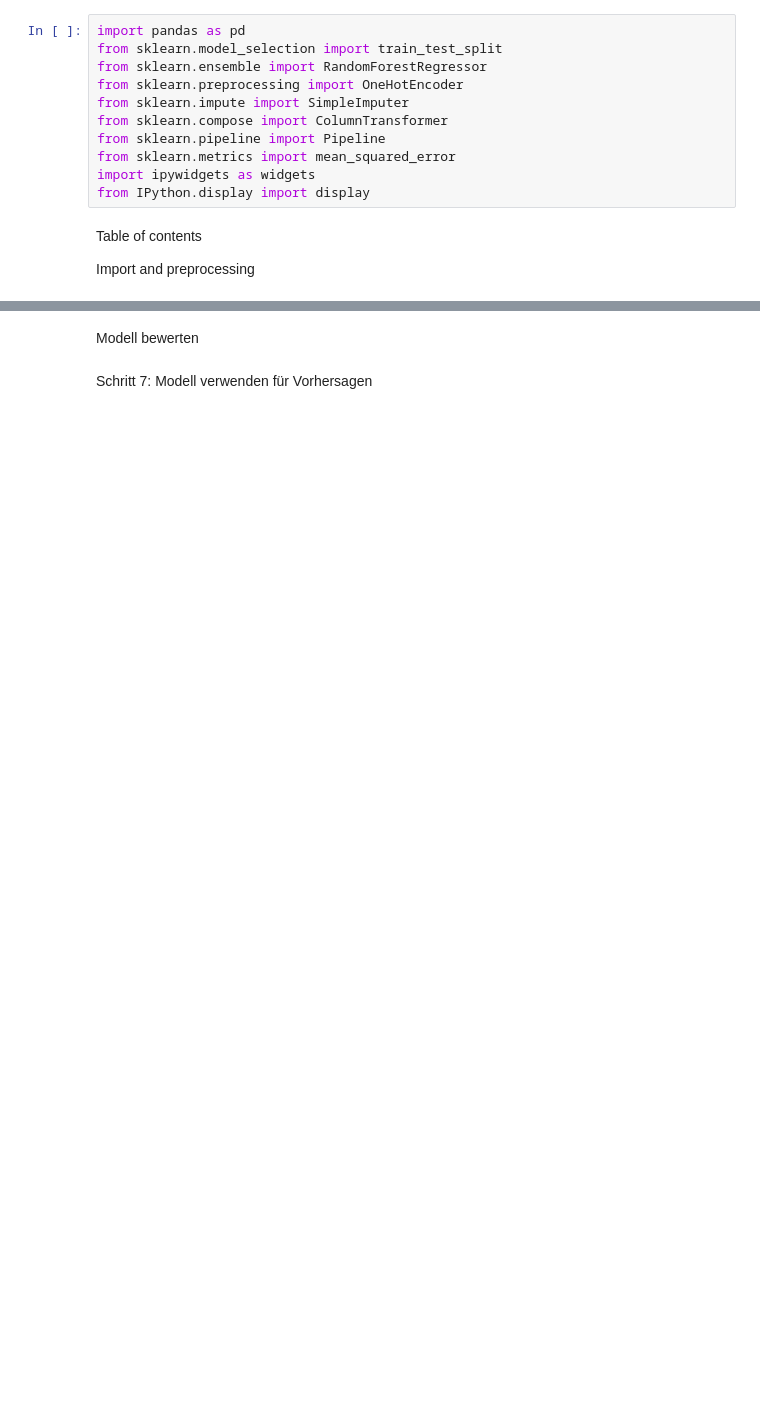
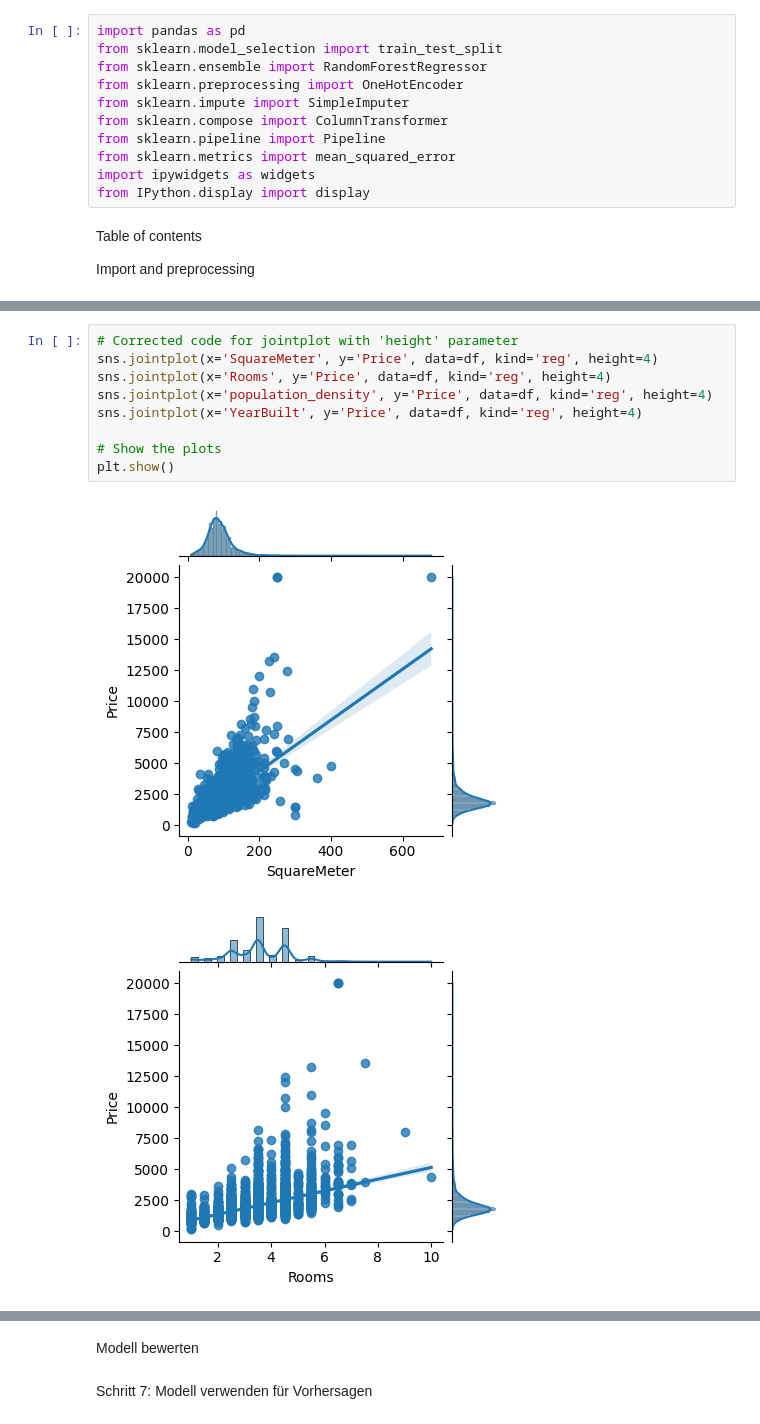
Before and after one commit to ElrasDeVayne/Immo-Projekt-DataScience, a Jupyter notebook: Property_new.ipynb, the cells around one changed output, grey strips where cells are left out. Drawn from its saved outputs; the diff is of its cells as text; blank space fills up the shorter version.

```diff
--- a/Property_new.ipynb
+++ b/Property_new.ipynb
@@ -175,0 +115,12 @@ could not convert string to float: '01.07.2024'
+# %%
+# Corrected code for jointplot with 'height' parameter
+sns.jointplot(x='SquareMeter', y='Price', data=df, kind='reg', height=4)
+sns.jointplot(x='Rooms', y='Price', data=df, kind='reg', height=4)
+sns.jointplot(x='population_density', y='Price', data=df, kind='reg', height=4)
+sns.jointplot(x='YearBuilt', y='Price', data=df, kind='reg', height=4)
+
+# Show the plots
+plt.show()
+# %% [output]
+[figure, added]
+[figure, added]
```
Also changed, not shown: parts of 19 cells of this notebook.
